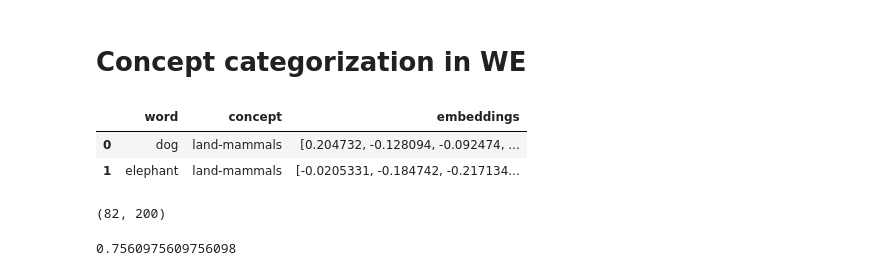
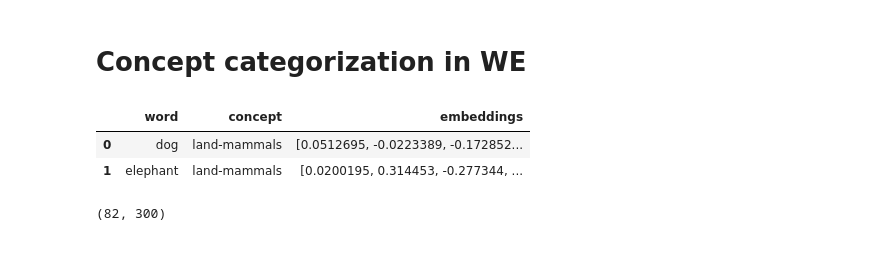
Before and after one commit to knub/master-thesis, a Jupyter notebook: notebooks/Initial Experiments.ipynb, the cells around one changed output. Saved outputs shown, nothing was run; the diff lists cells and outputs as text; code cells hidden in the pictures.

```diff
--- a/notebooks/Initial Experiments.ipynb
+++ b/notebooks/Initial Experiments.ipynb
@@ -327,19 +328,25 @@ show_highest_similar_topics(10)
 # %% [markdown]
 # Concept categorization in WE
 # %%
+def get_word(word):
+    try:
+        return word2vec[word]
+    except:
+        return word2vec["this"]
+
 df_concept = pnd.read_csv(
     "/home/knub/Repositories/master-thesis/data/concept-categorization/battig_concept-categorization.tsv",
     sep="\t",
     header=None)
 df_concept.columns = ["word", "concept"]
-df_concept["embeddings"] = df_concept["word"].apply(lambda word: word2vec[word])
+df_concept["embeddings"] = df_concept["word"].apply(lambda word: get_word(word))
 df_concept.head(2)
 # %% [output]
 |  | word | concept | embeddings |
-| 0 | dog | land-mammals | [0.204732, -0.128094, -0.092474, ... |
-| 1 | elephant | land-mammals | [-0.0205331, -0.184742, -0.217134... |
+| 0 | dog | land-mammals | [0.0512695, -0.0223389, -0.172852... |
+| 1 | elephant | land-mammals | [0.0200195, 0.314453, -0.277344, ... |
 # %%
 X = np.array(df_concept["embeddings"].tolist())
 X.shape
 # %% [output]
-(82, 200)
+(82, 300)
@@ -350,9 +353,19 @@ df_concept["cluster_id"] = clusters
 # %%
 # http://stats.stackexchange.com/questions/95731/how-to-calculate-purity
-def cluster_purity(df_tmp):
+def single_cluster_purity(df_tmp):
     return df_tmp["concept"].value_counts().max()
 
-purity = float(sum([cluster_purity(df_tmp) for _, df_tmp in df_concept.groupby("cluster_id")])) / len(df_concept)
-purity
+def calculate_purity(df_with_clusters):
+    purity = float(sum([single_cluster_purity(df_tmp)
+                        for _, df_tmp
+                        in df_with_clusters.groupby("cluster_id")])) / len(df_with_clusters)
+    return purity
+
+from sklearn import metrics
+
+def evaluate_clustering_algorithm(clustering):
+    # sim or not sim? PCA or not PCA?
+    X_sim = metrics.pairwise.pairwise_distances(pca(X, n=100), metric="cosine")
+    clusters = clustering.fit_predict(X_sim)
+    df_concept["cluster_id"] = clusters
+    return calculate_purity(df_concept)
-# %% [output]
-0.7560975609756098
```
Also changed, not shown: parts of 5 cells of this notebook.
